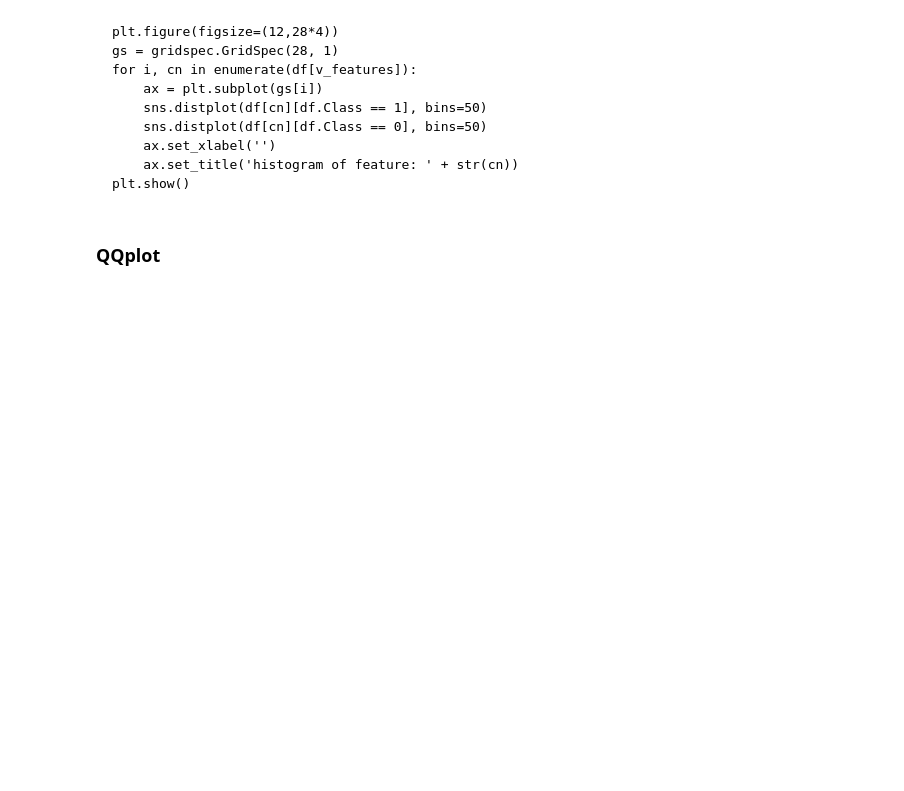
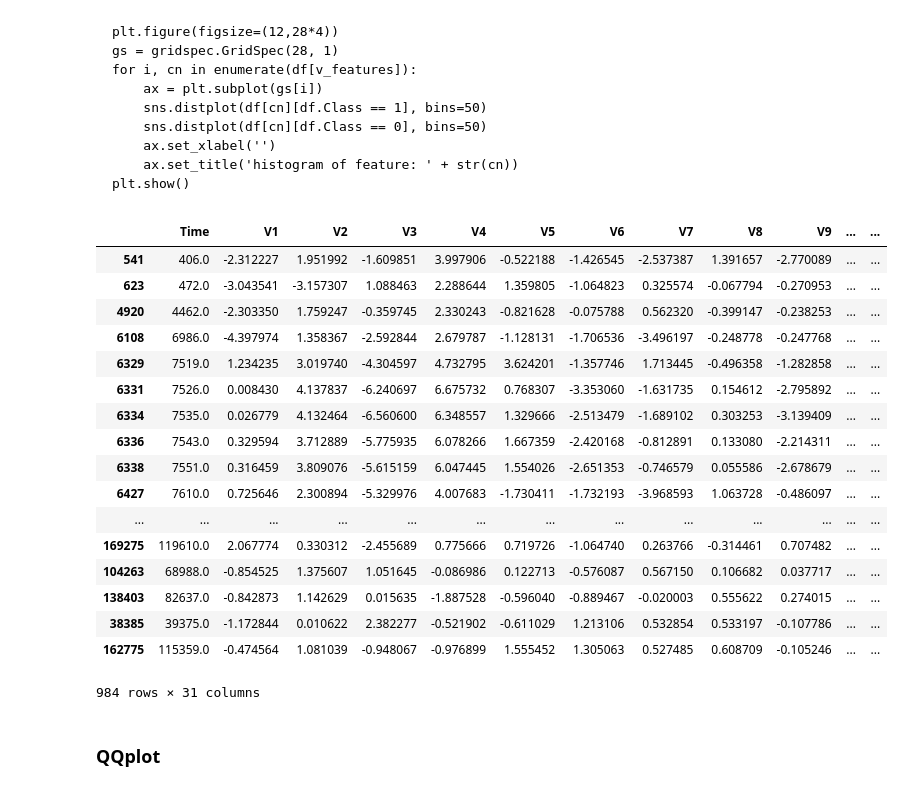
Before and after one commit to lovablebaby/cardFraudDetection, a Jupyter notebook: cardFraudDetection.ipynb, the cells around one changed output. Drawn from its saved outputs; the diff is of its cells as text; code cells hidden in the pictures; blank space fills up the shorter version.

```diff
--- a/cardFraudDetection.ipynb
+++ b/cardFraudDetection.ipynb
@@ -240,6 +455,27 @@ for i, cn in enumerate(df[v_features]):
     ax.set_title('histogram of feature: ' + str(cn))
 plt.show()
 ~~~
+# %%
+under_df
+# %% [output]
+|  | Time | V1 | V2 | V3 | V4 | V5 | V6 | V7 | V8 | V9 | ... | ... |
+| 541 | 406.0 | -2.312227 | 1.951992 | -1.609851 | 3.997906 | -0.522188 | -1.426545 | -2.537387 | 1.391657 | -2.770089 | ... | ... |
+| 623 | 472.0 | -3.043541 | -3.157307 | 1.088463 | 2.288644 | 1.359805 | -1.064823 | 0.325574 | -0.067794 | -0.270953 | ... | ... |
+| 4920 | 4462.0 | -2.303350 | 1.759247 | -0.359745 | 2.330243 | -0.821628 | -0.075788 | 0.562320 | -0.399147 | -0.238253 | ... | ... |
+| 6108 | 6986.0 | -4.397974 | 1.358367 | -2.592844 | 2.679787 | -1.128131 | -1.706536 | -3.496197 | -0.248778 | -0.247768 | ... | ... |
+| 6329 | 7519.0 | 1.234235 | 3.019740 | -4.304597 | 4.732795 | 3.624201 | -1.357746 | 1.713445 | -0.496358 | -1.282858 | ... | ... |
+| 6331 | 7526.0 | 0.008430 | 4.137837 | -6.240697 | 6.675732 | 0.768307 | -3.353060 | -1.631735 | 0.154612 | -2.795892 | ... | ... |
+| 6334 | 7535.0 | 0.026779 | 4.132464 | -6.560600 | 6.348557 | 1.329666 | -2.513479 | -1.689102 | 0.303253 | -3.139409 | ... | ... |
+| 6336 | 7543.0 | 0.329594 | 3.712889 | -5.775935 | 6.078266 | 1.667359 | -2.420168 | -0.812891 | 0.133080 | -2.214311 | ... | ... |
+| 6338 | 7551.0 | 0.316459 | 3.809076 | -5.615159 | 6.047445 | 1.554026 | -2.651353 | -0.746579 | 0.055586 | -2.678679 | ... | ... |
+| 6427 | 7610.0 | 0.725646 | 2.300894 | -5.329976 | 4.007683 | -1.730411 | -1.732193 | -3.968593 | 1.063728 | -0.486097 | ... | ... |
+| ... | ... | ... | ... | ... | ... | ... | ... | ... | ... | ... | ... | ... |
+| 169275 | 119610.0 | 2.067774 | 0.330312 | -2.455689 | 0.775666 | 0.719726 | -1.064740 | 0.263766 | -0.314461 | 0.707482 | ... | ... |
+| 104263 | 68988.0 | -0.854525 | 1.375607 | 1.051645 | -0.086986 | 0.122713 | -0.576087 | 0.567150 | 0.106682 | 0.037717 | ... | ... |
+| 138403 | 82637.0 | -0.842873 | 1.142629 | 0.015635 | -1.887528 | -0.596040 | -0.889467 | -0.020003 | 0.555622 | 0.274015 | ... | ... |
+| 38385 | 39375.0 | -1.172844 | 0.010622 | 2.382277 | -0.521902 | -0.611029 | 1.213106 | 0.532854 | 0.533197 | -0.107786 | ... | ... |
+| 162775 | 115359.0 | -0.474564 | 1.081039 | -0.948067 | -0.976899 | 1.555452 | 1.305063 | 0.527485 | 0.608709 | -0.105246 | ... | ... |
+984 rows × 31 columns
 # %% [markdown]
 ### QQplot
 # %%
```
Also changed, not shown: parts of 29 cells of this notebook, 1 other file.
